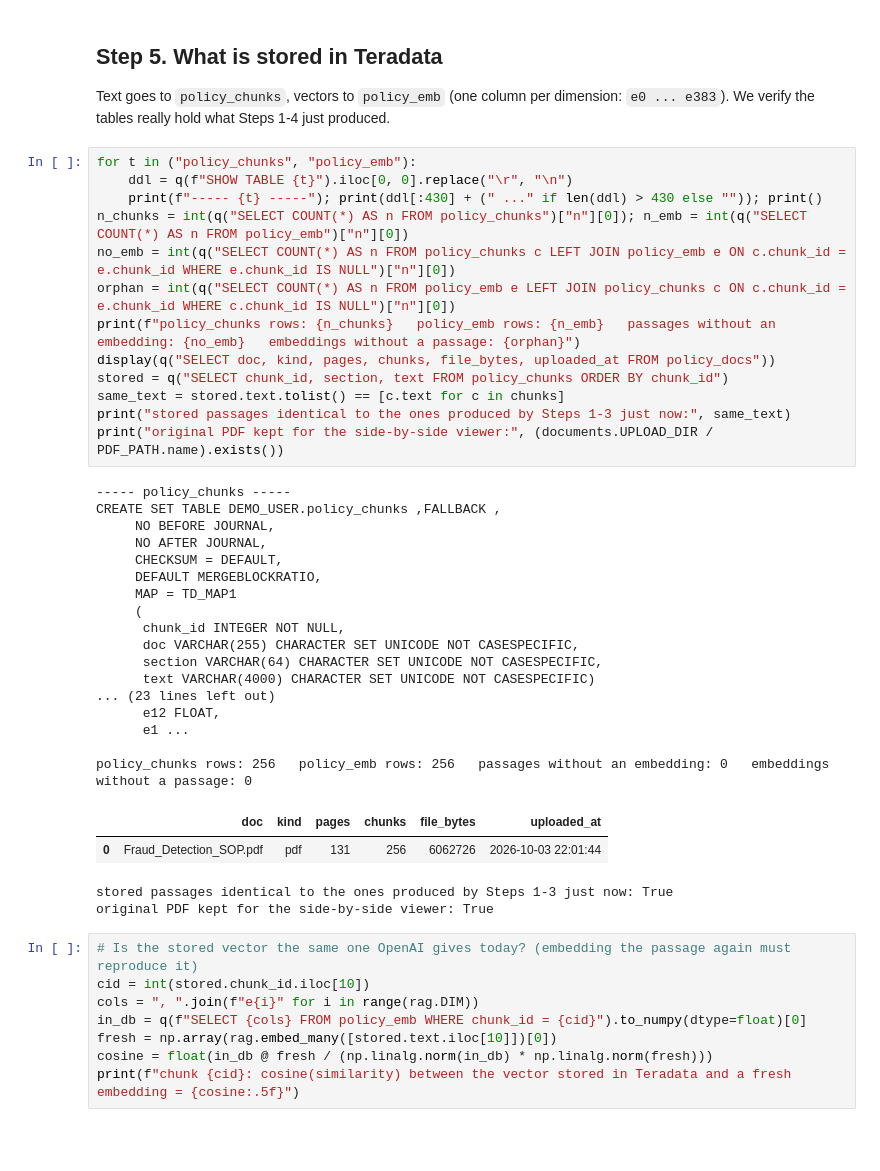
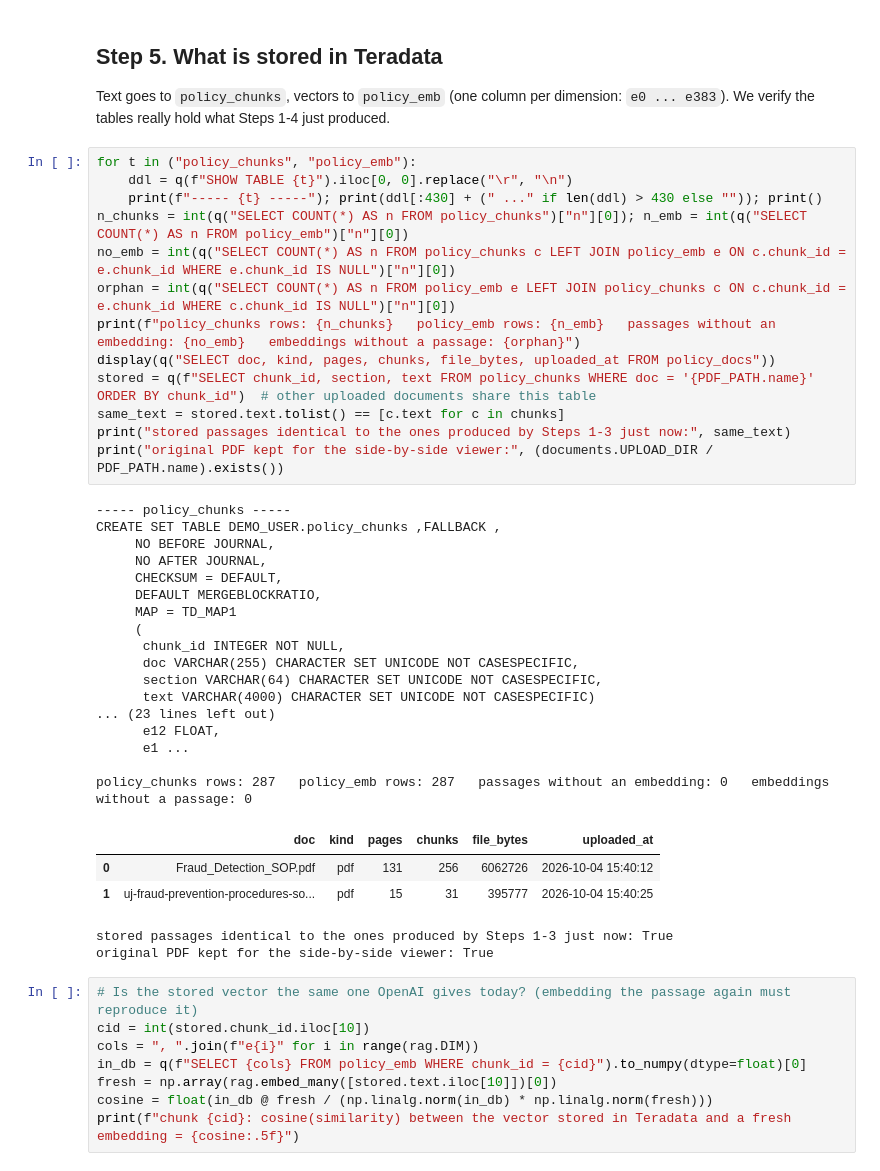
Before and after one commit to BOOZF/fraud-detection-backend, a Jupyter notebook: notebook/Data_Embedding.ipynb, the cells around one changed output. Drawn from its saved outputs; the diff is of its cells as text; blank space fills up the shorter version.

```diff
--- a/notebook/Data_Embedding.ipynb
+++ b/notebook/Data_Embedding.ipynb
@@ -200,36 +200,37 @@ hold what Steps 1-4 just produced.
 # %%
 for t in ("policy_chunks", "policy_emb"):
     ddl = q(f"SHOW TABLE {t}").iloc[0, 0].replace("\r", "\n")
     print(f"----- {t} -----"); print(ddl[:430] + (" ..." if len(ddl) > 430 else "")); print()
 n_chunks = int(q("SELECT COUNT(*) AS n FROM policy_chunks")["n"][0]); n_emb = int(q("SELECT COUNT(*) AS n FROM policy_emb")["n"][0])
 no_emb = int(q("SELECT COUNT(*) AS n FROM policy_chunks c LEFT JOIN policy_emb e ON c.chunk_id = e.chunk_id WHERE e.chunk_id IS NULL")["n"][0])
 orphan = int(q("SELECT COUNT(*) AS n FROM policy_emb e LEFT JOIN policy_chunks c ON c.chunk_id = e.chunk_id WHERE c.chunk_id IS NULL")["n"][0])
 print(f"policy_chunks rows: {n_chunks}   policy_emb rows: {n_emb}   passages without an embedding: {no_emb}   embeddings without a passage: {orphan}")
 display(q("SELECT doc, kind, pages, chunks, file_bytes, uploaded_at FROM policy_docs"))
-stored = q("SELECT chunk_id, section, text FROM policy_chunks ORDER BY chunk_id")
+stored = q(f"SELECT chunk_id, section, text FROM policy_chunks WHERE doc = '{PDF_PATH.name}' ORDER BY chunk_id")  # other uploaded documents share this table
 same_text = stored.text.tolist() == [c.text for c in chunks]
 print("stored passages identical to the ones produced by Steps 1-3 just now:", same_text)
 print("original PDF kept for the side-by-side viewer:", (documents.UPLOAD_DIR / PDF_PATH.name).exists())
 # %% [output]
 ----- policy_chunks -----
 CREATE SET TABLE DEMO_USER.policy_chunks ,FALLBACK ,
      NO BEFORE JOURNAL,
      NO AFTER JOURNAL,
      CHECKSUM = DEFAULT,
      DEFAULT MERGEBLOCKRATIO,
      MAP = TD_MAP1
      (
       chunk_id INTEGER NOT NULL,
       doc VARCHAR(255) CHARACTER SET UNICODE NOT CASESPECIFIC,
       section VARCHAR(64) CHARACTER SET UNICODE NOT CASESPECIFIC,
       text VARCHAR(4000) CHARACTER SET UNICODE NOT CASESPECIFIC)
 ... (23 lines left out)
       e12 FLOAT,
       e1 ...
 
-policy_chunks rows: 256   policy_emb rows: 256   passages without an embedding: 0   embeddings without a passage: 0
+policy_chunks rows: 287   policy_emb rows: 287   passages without an embedding: 0   embeddings without a passage: 0
 |  | doc | kind | pages | chunks | file_bytes | uploaded_at |
-| 0 | Fraud_Detection_SOP.pdf | pdf | 131 | 256 | 6062726 | 2026-10-03 22:01:44 |
+| 0 | Fraud_Detection_SOP.pdf | pdf | 131 | 256 | 6062726 | 2026-10-04 15:40:12 |
+| 1 | uj-fraud-prevention-procedures-so... | pdf | 15 | 31 | 395777 | 2026-10-04 15:40:25 |
 stored passages identical to the ones produced by Steps 1-3 just now: True
 original PDF kept for the side-by-side viewer: True
 # %%
```
Also changed, not shown: parts of 4 cells of this notebook, 17 other files.
